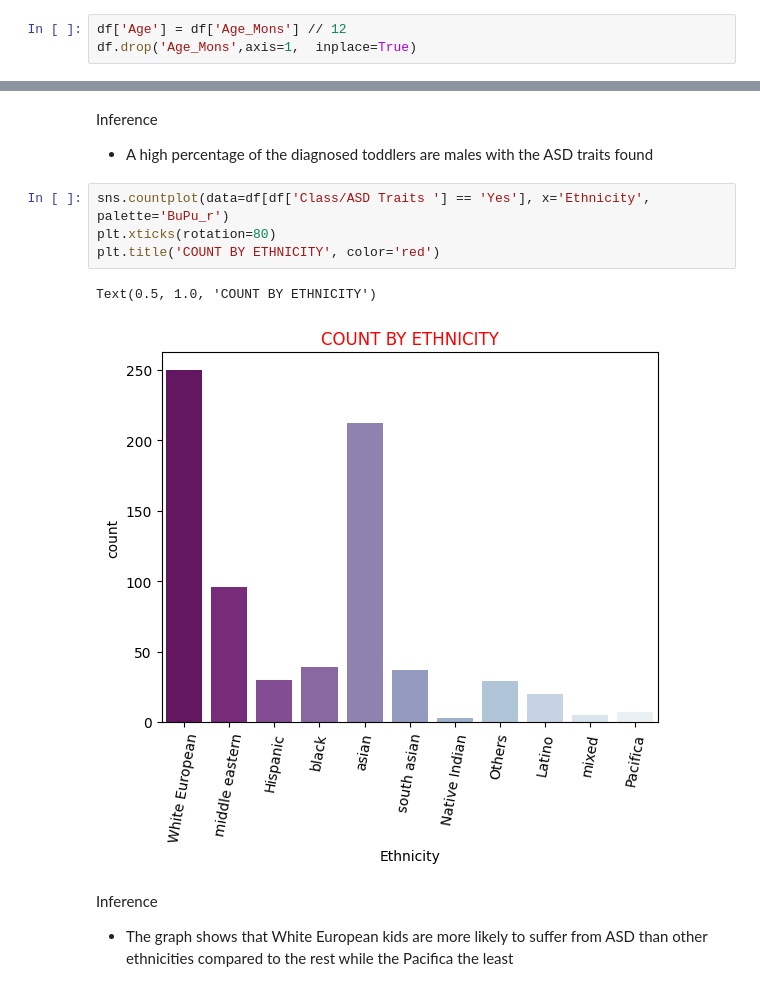
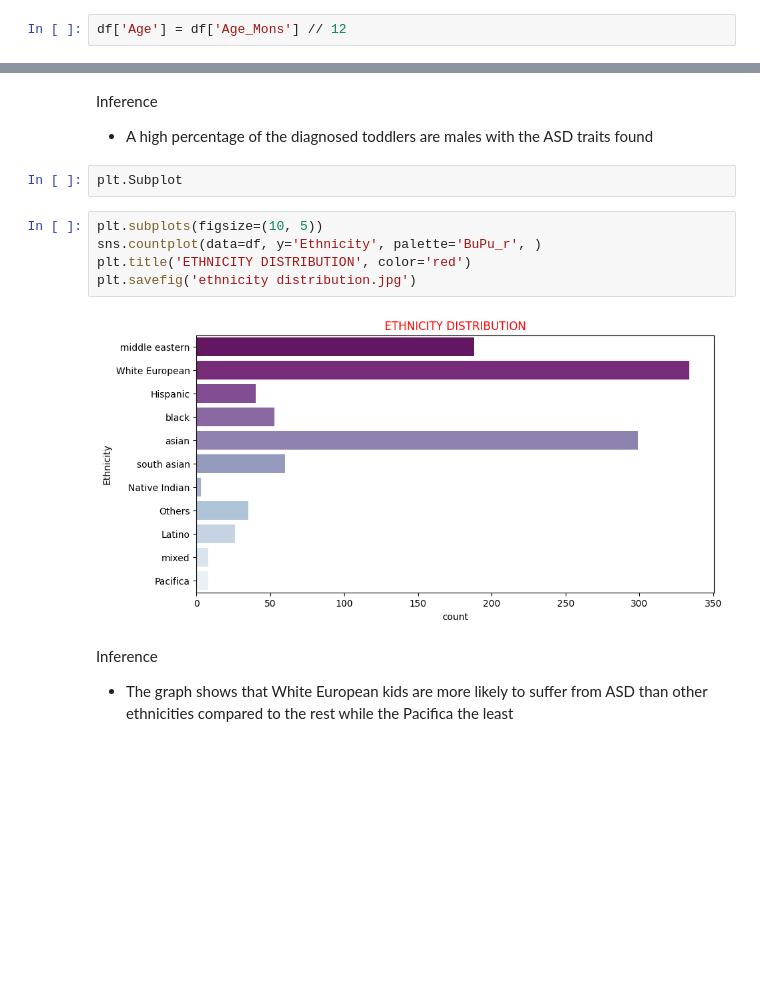
Before and after one commit to ChibuikeOnuba/AUTISM-DIAGNOSIS-PREDICTION-IN-TODDLERS, a Jupyter notebook: Autism prediction.ipynb, the cells around one changed output, grey strips where cells are left out. Cells and saved outputs as stored; diff of their text form; blank space fills up the shorter version.

```diff
--- a/Autism prediction.ipynb
+++ b/Autism prediction.ipynb
@@ -116,7 +116,6 @@ False
 The dataset also does not contain any duplicated rows
 # %%
 df['Age'] = df['Age_Mons'] // 12
-df.drop('Age_Mons',axis=1,  inplace=True)
 # %% [markdown]
 A new column (Age in years) is created from the age in months column for clearity
 # %% [markdown]
@@ -137,13 +150,15 @@ plt.bar_label(ax.containers[1])
 Inference
 
 * A high percentage of the diagnosed toddlers are males with the ASD traits found
+# %%
+plt.Subplot
 # %%
-sns.countplot(data=df[df['Class/ASD Traits '] == 'Yes'], x='Ethnicity', palette='BuPu_r')
-plt.xticks(rotation=80)
-plt.title('COUNT BY ETHNICITY', color='red')
+plt.subplots(figsize=(10, 5))
+sns.countplot(data=df, y='Ethnicity', palette='BuPu_r', )
+plt.title('ETHNICITY DISTRIBUTION', color='red')
+plt.savefig('ethnicity distribution.jpg')
 # %% [output]
-Text(0.5, 1.0, 'COUNT BY ETHNICITY')
-[figure, old version]
+[figure, new version]
 # %% [markdown]
 Inference
 
```
Also changed, not shown: parts of 6 cells of this notebook, 3 other files.
